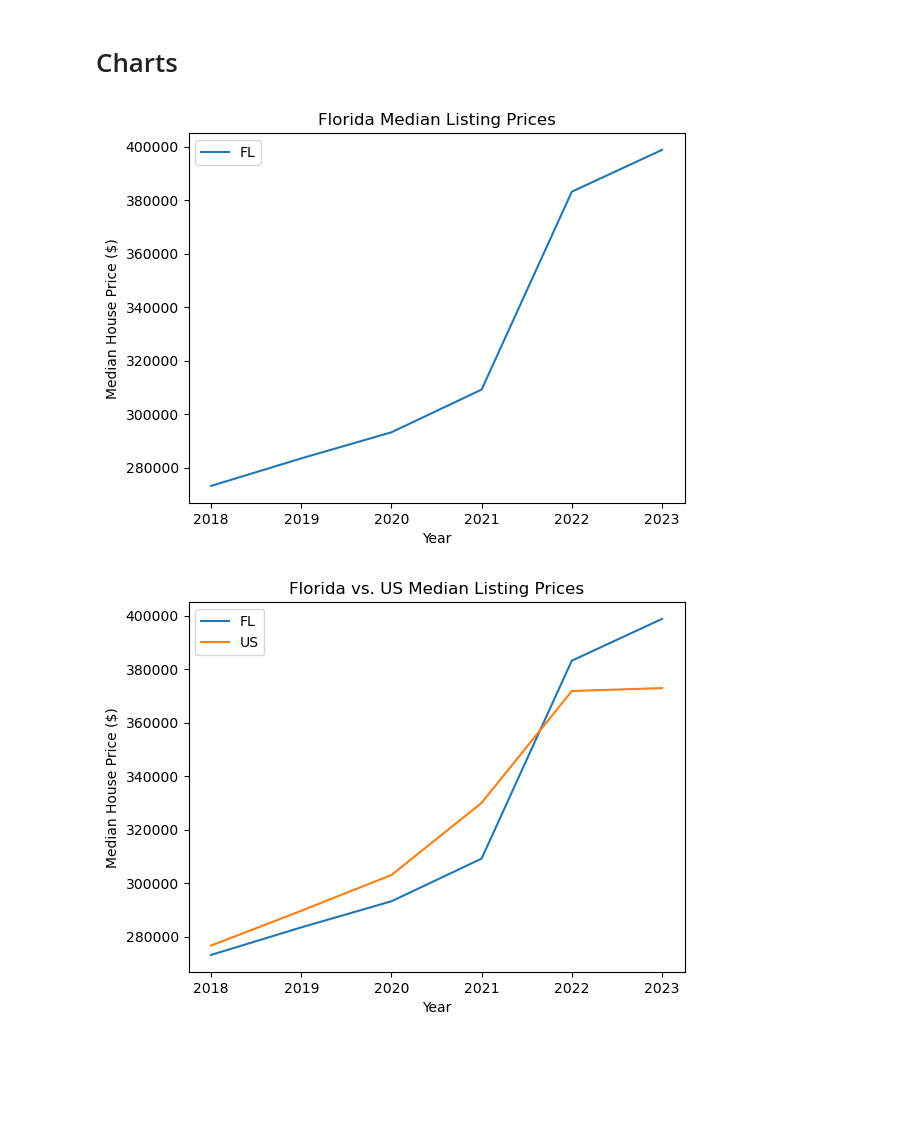
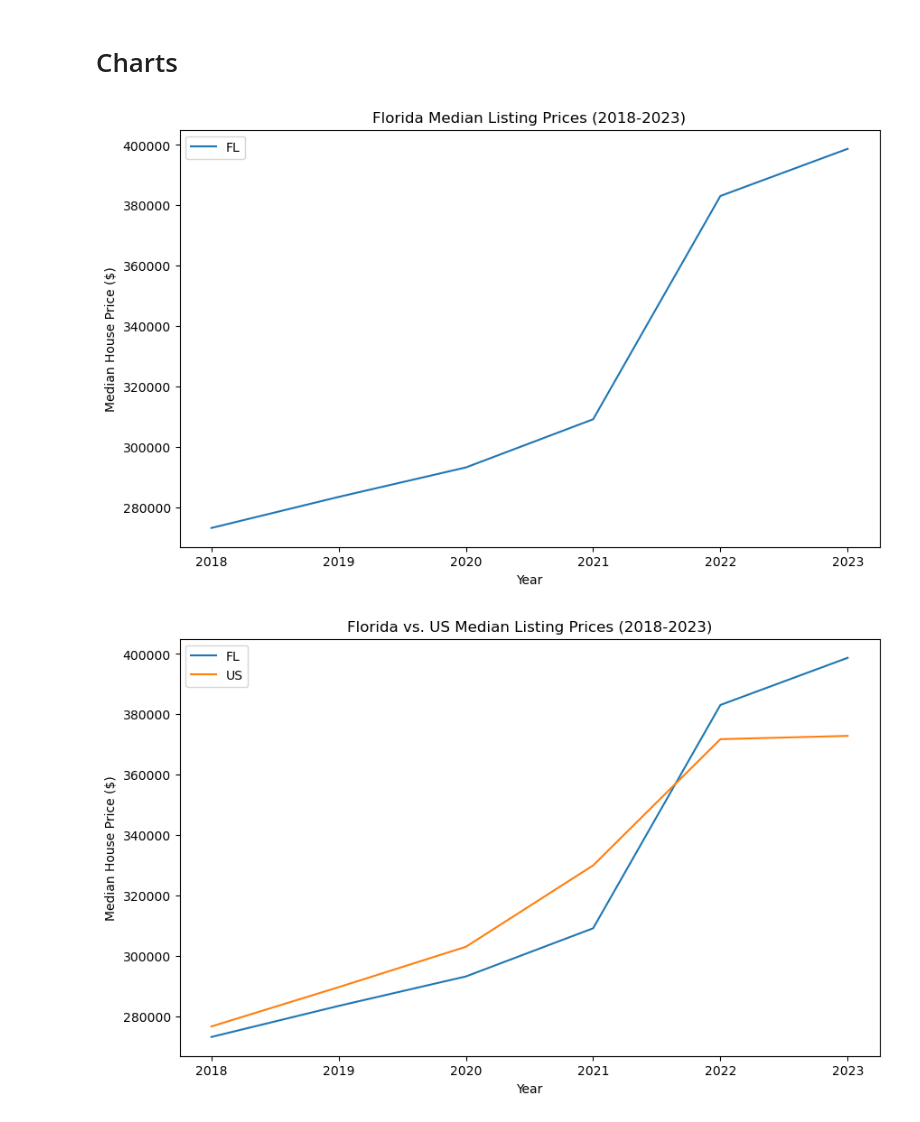
Before and after one commit to 316Jesse/Project1, a Jupyter notebook: Zillow Median Listing Prices/Zillow Median Listing Prices.ipynb, the cells around one changed output. Drawn from its saved outputs; the diff is of its cells as text; code cells hidden in the pictures; blank space fills up the shorter version.

Commit message:
added comments to Zillow Median Listing

```diff
--- a/Zillow Median Listing Prices/Zillow Median Listing Prices.ipynb
+++ b/Zillow Median Listing Prices/Zillow Median Listing Prices.ipynb
@@ -440,22 +441,26 @@ TX_averages_year_group
 # %% [markdown]
 # Charts
 # %%
+plt.figure(figsize=(10,6))
 plt.plot(FL_averages_year_group, label="FL")
-plt.title('Florida Median Listing Prices')
+plt.title('Florida Median Listing Prices (2018-2023)')
 plt.xlabel('Year')
 plt.ylabel('Median House Price ($)')
 plt.legend(loc='best')
+plt.savefig("Florida Median Listing Prices (2018-2023).png")
 plt.show()
 # %% [output]
-[figure, old version]
+[figure, new version]
 # %%
+plt.figure(figsize=(10,6))
 plt.plot(FL_averages_year_group, label="FL")
 plt.plot(US_averages_year_group, label="US")
-plt.title('Florida vs. US Median Listing Prices')
+plt.title('Florida vs. US Median Listing Prices (2018-2023)')
 plt.xlabel('Year')
 plt.ylabel('Median House Price ($)')
 plt.legend(loc='best')
+plt.savefig('Florida vs. US Median Listing Prices (2018-2023).png')
 plt.show()
 # %% [output]
-[figure, old version]
+[figure, new version]
 # %%
```
Also changed, not shown: parts of 3 cells of this notebook.
